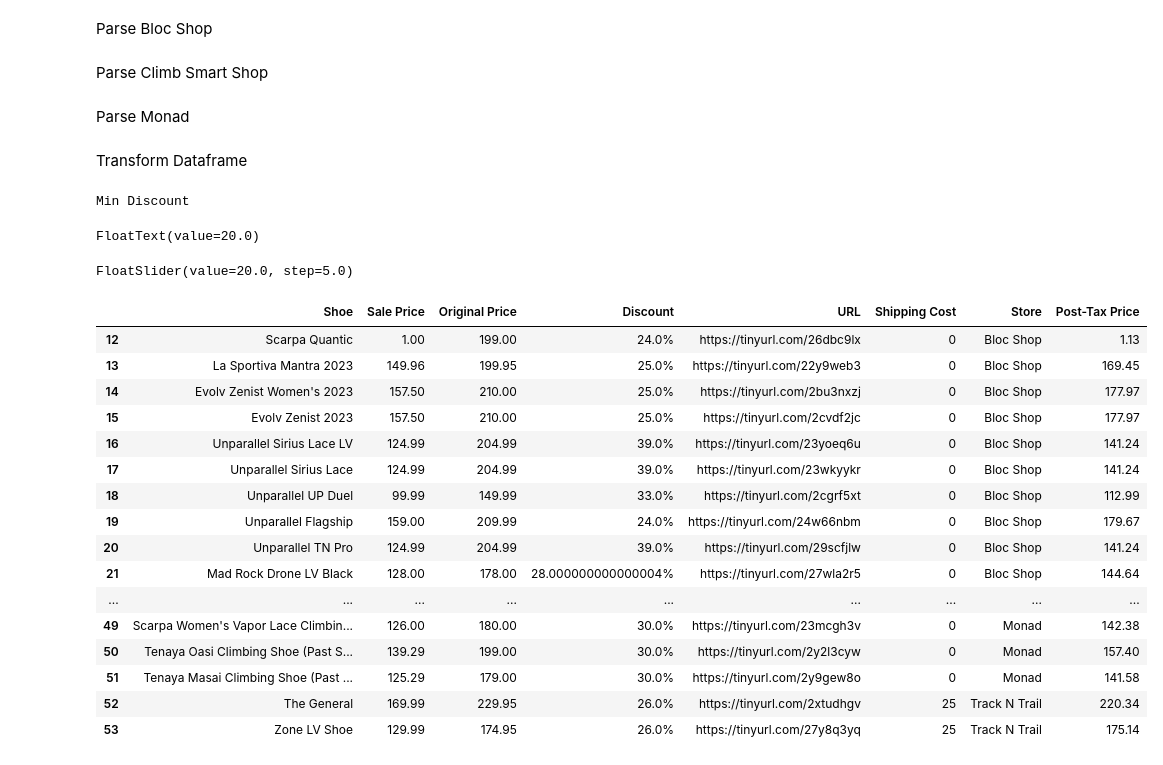
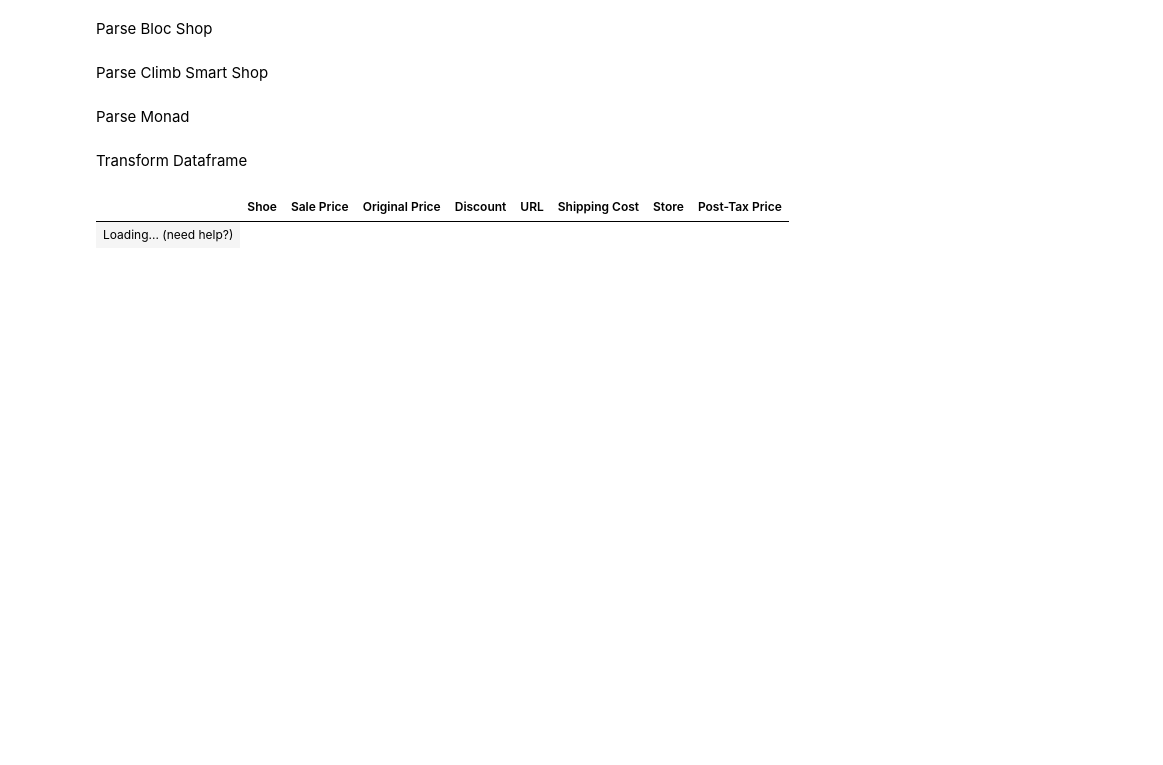
Before and after one commit to kbai612/Climbing-Shoes-Web-Scraping, a Jupyter notebook: Combined.ipynb, the cells around one changed output. Drawn from its saved outputs; the diff is of its cells as text; code cells hidden in the pictures; blank space fills up the shorter version.

```diff
--- a/Combined.ipynb
+++ b/Combined.ipynb
@@ -208,12 +209,3 @@ type_tiny = pyshorteners.Shortener()
 df["URL"] = df["URL"].apply(lambda x: type_tiny.tinyurl.short(x))
 df["Post-Tax Price"] = (df["Sale Price"]+df["Shipping Cost"])*1.13
 df["Post-Tax Price"] = df["Post-Tax Price"].apply(lambda x: round(x,2))
-# %%
-print("Min Discount")
-a = widgets.FloatText(value=20)
-discount_slider = widgets.FloatSlider(value=20,min=0,max=100.0,step=5)
-display(a,discount_slider)
-# %% [output]
-Min Discount
-FloatText(value=20.0)
-FloatSlider(value=20.0, step=5.0)
@@ -220,24 +220,9 @@ FloatSlider(value=20.0, step=5.0)
 # %%
 #Output the table with values sorted
-df.loc[df["Shoe"].str.contains("diamond") == False].loc[df["Shoe"].str.contains("Diamond") == False].loc[df["Shoe"].str.contains("Approach") == False]
+show(df.loc[df["Shoe"].str.contains("diamond") == False].loc[df["Shoe"].str.contains("Diamond") == False].loc[df["Shoe"].str.contains("Approach") == False].sort_values(by="Discount",ascending=False))
 # .sort_values(by="Discount",ascending=False)
 # %% [output]
 |  | Shoe | Sale Price | Original Price | Discount | URL | Shipping Cost | Store | Post-Tax Price |
-| 12 | Scarpa Quantic | 1.00 | 199.00 | 24.0% | https://tinyurl.com/26dbc9lx | 0 | Bloc Shop | 1.13 |
-| 13 | La Sportiva Mantra 2023 | 149.96 | 199.95 | 25.0% | https://tinyurl.com/22y9web3 | 0 | Bloc Shop | 169.45 |
-| 14 | Evolv Zenist Women's 2023 | 157.50 | 210.00 | 25.0% | https://tinyurl.com/2bu3nxzj | 0 | Bloc Shop | 177.97 |
-| 15 | Evolv Zenist 2023 | 157.50 | 210.00 | 25.0% | https://tinyurl.com/2cvdf2jc | 0 | Bloc Shop | 177.97 |
-| 16 | Unparallel Sirius Lace LV | 124.99 | 204.99 | 39.0% | https://tinyurl.com/23yoeq6u | 0 | Bloc Shop | 141.24 |
-| 17 | Unparallel Sirius Lace | 124.99 | 204.99 | 39.0% | https://tinyurl.com/23wkyykr | 0 | Bloc Shop | 141.24 |
-| 18 | Unparallel UP Duel | 99.99 | 149.99 | 33.0% | https://tinyurl.com/2cgrf5xt | 0 | Bloc Shop | 112.99 |
-| 19 | Unparallel Flagship | 159.00 | 209.99 | 24.0% | https://tinyurl.com/24w66nbm | 0 | Bloc Shop | 179.67 |
-| 20 | Unparallel TN Pro | 124.99 | 204.99 | 39.0% | https://tinyurl.com/29scfjlw | 0 | Bloc Shop | 141.24 |
-| 21 | Mad Rock Drone LV Black | 128.00 | 178.00 | 28.000000000000004% | https://tinyurl.com/27wla2r5 | 0 | Bloc Shop | 144.64 |
-| ... | ... | ... | ... | ... | ... | ... | ... | ... |
-| 49 | Scarpa Women's Vapor Lace Climbin... | 126.00 | 180.00 | 30.0% | https://tinyurl.com/23mcgh3v | 0 | Monad | 142.38 |
-| 50 | Tenaya Oasi Climbing Shoe (Past S... | 139.29 | 199.00 | 30.0% | https://tinyurl.com/2y2l3cyw | 0 | Monad | 157.40 |
-| 51 | Tenaya Masai Climbing Shoe (Past ... | 125.29 | 179.00 | 30.0% | https://tinyurl.com/2y9gew8o | 0 | Monad | 141.58 |
-| 52 | The General | 169.99 | 229.95 | 26.0% | https://tinyurl.com/2xtudhgv | 25 | Track N Trail | 220.34 |
-| 53 | Zone LV Shoe | 129.99 | 174.95 | 26.0% | https://tinyurl.com/27y8q3yq | 25 | Track N Trail | 175.14 |
+| Loading... (need help?) |
 # %%
 df.sort_values(by="Discount",ascending=False)
```
Also changed, not shown: parts of 3 cells of this notebook.
